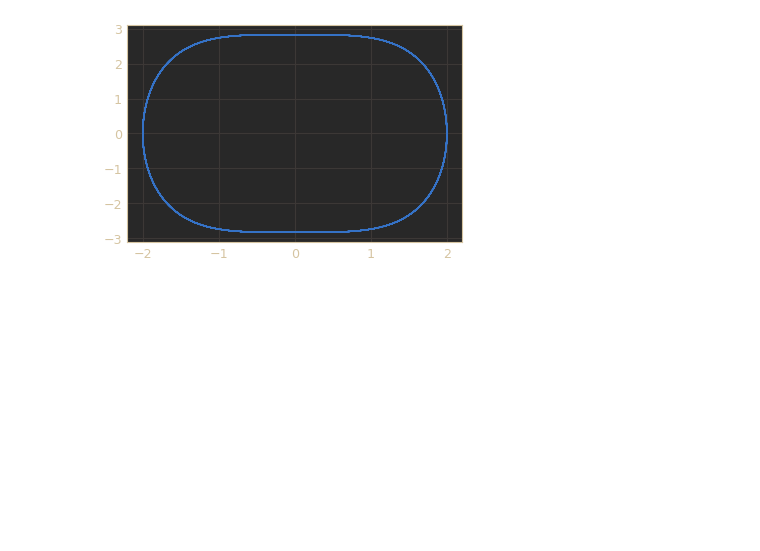
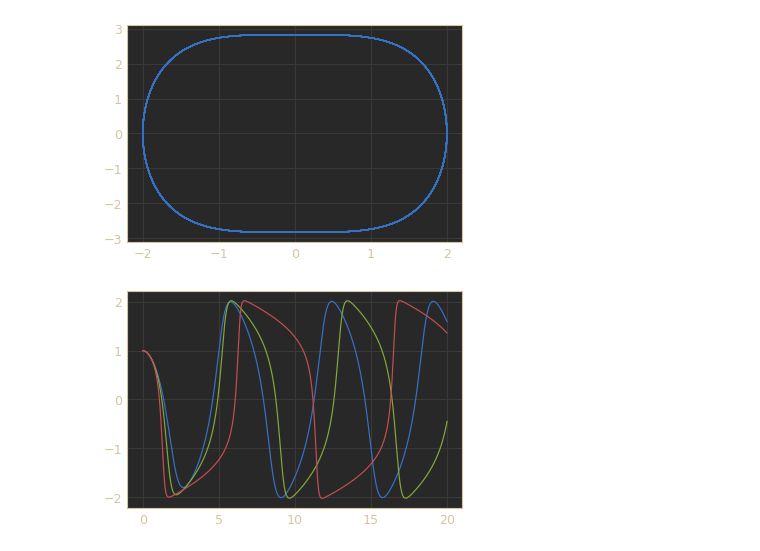
Before and after one commit to ruimpz/comp-phys, a Jupyter notebook: folha7/ex6.ipynb, the cells around one changed output. Saved outputs shown, nothing was run; the diff lists cells and outputs as text; code cells hidden in the pictures; blank space fills up the shorter version.

```diff
--- a/folha7/ex6.ipynb
+++ b/folha7/ex6.ipynb
@@ -55,3 +55,15 @@ plt.plot(r[0], r[1])
 plt.show()
 # %% [output]
 [figure]
+# %%
+def g(r, t, u, w):
+    x, y = r
+    return np.array([y, u*(1-x**2) * y - w**2 * x])
+# %%
+us = [1, 2, 4]
+for u in us:
+    t, r = rk4(g, 0, 20, 1000, [1, 0], [u, 1])
+    plt.plot(t, r[0])
+plt.show()
+# %% [output]
+[figure, added]
```
